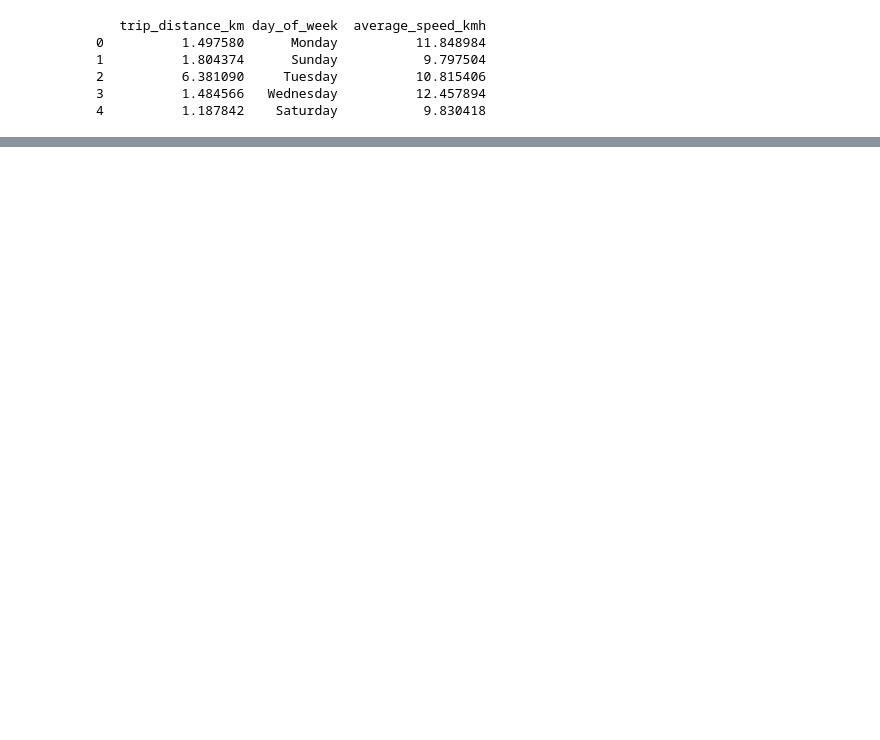
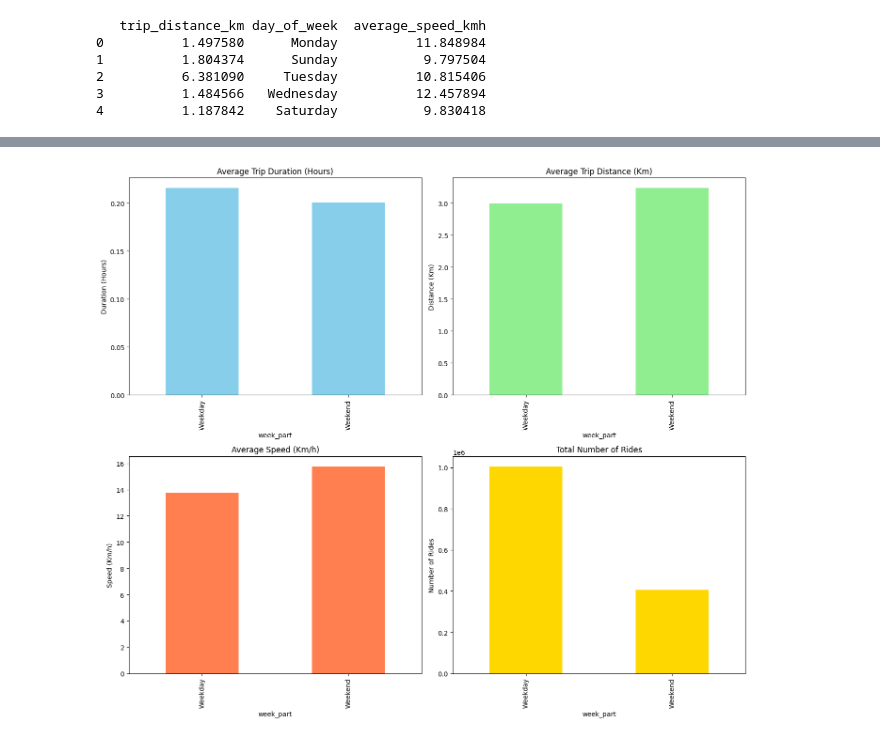
Before and after one commit to TumiJourdan/IDVE-Assignments, a Jupyter notebook: Assignment 2/Eric.ipynb, the cells around one changed output, grey strips where cells are left out. Cells and saved outputs as stored; diff of their text form; code cells hidden in the pictures; blank space fills up the shorter version.

```diff
--- a/Assignment 2/Eric.ipynb
+++ b/Assignment 2/Eric.ipynb
@@ -80,2 +141,38 @@ plt.show()
 # %%
-#2
+#3 average duration, distance, speed for weekdays/ends and tyou otal rides
+df.head(3)
+dfCopy = df.copy()
+df['week_part'] = df['day_of_week'].apply(lambda x: 'Weekend' if x in ['Saturday', 'Sunday'] else 'Weekday')
+summary = df.groupby('week_part').agg({
+    'trip_duration_hours': 'mean',
+    'trip_distance_km': 'mean',
+    'average_speed_kmh': 'mean',
+    'id': 'count'
+}).rename(columns={'id': 'total_rides'})
+
+fig, ax = plt.subplots(2, 2, figsize=(14, 12))
+
+# Plot average duration
+summary['trip_duration_hours'].plot(kind='bar', ax=ax[0, 0], color='skyblue')
+ax[0, 0].set_title('Average Trip Duration (Hours)')
+ax[0, 0].set_ylabel('Duration (Hours)')
+
+# Plot average distance
+summary['trip_distance_km'].plot(kind='bar', ax=ax[0, 1], color='lightgreen')
+ax[0, 1].set_title('Average Trip Distance (Km)')
+ax[0, 1].set_ylabel('Distance (Km)')
+
+# Plot average speed
+summary['average_speed_kmh'].plot(kind='bar', ax=ax[1, 0], color='coral')
+ax[1, 0].set_title('Average Speed (Km/h)')
+ax[1, 0].set_ylabel('Speed (Km/h)')
+
+# Plot total rides
+summary['total_rides'].plot(kind='bar', ax=ax[1, 1], color='gold')
+ax[1, 1].set_title('Total Number of Rides')
+ax[1, 1].set_ylabel('Number of Rides')
+
+plt.tight_layout()
+plt.show()
+# %% [output]
+[figure, added]
```
Also changed, not shown: parts of 5 cells of this notebook, 2 other files.
